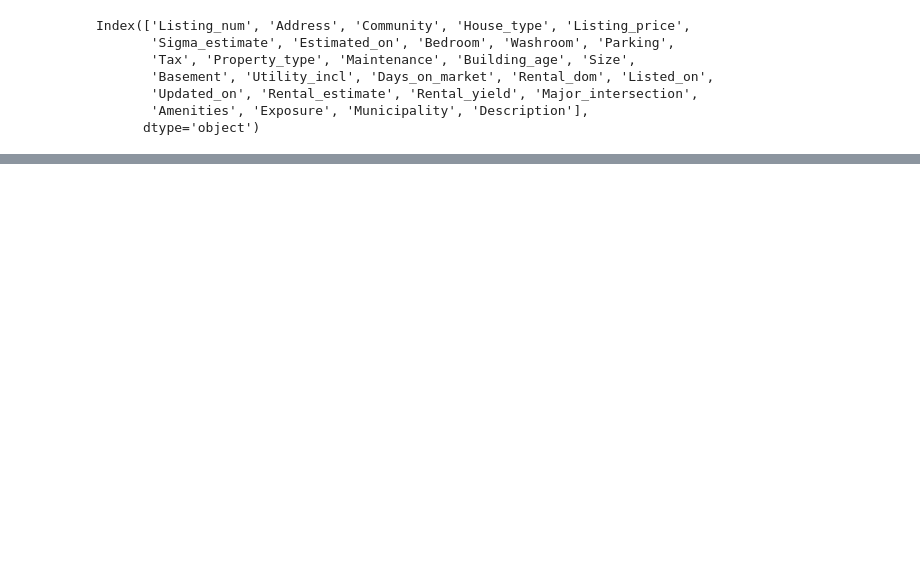
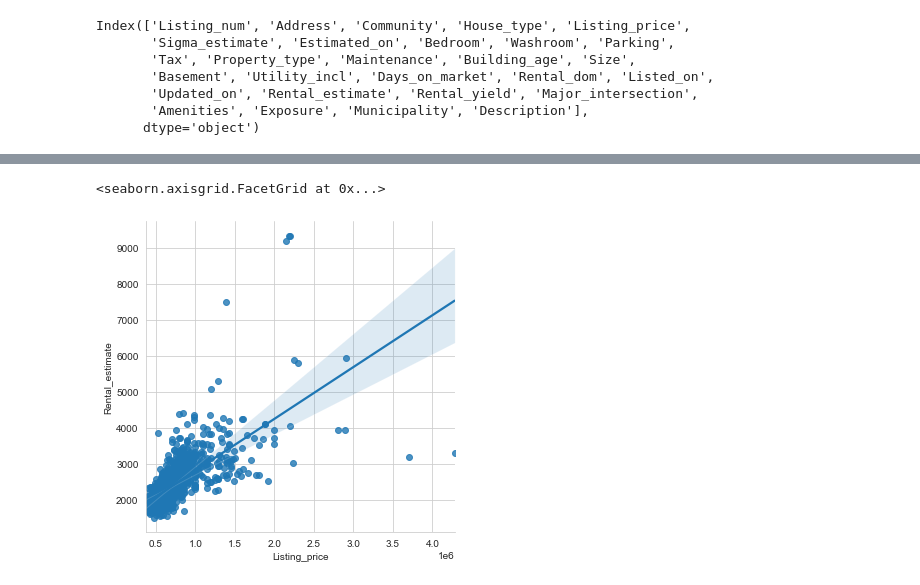
Before and after one commit to ffalohy/Toronto_listings_Part-I-Webscraping, a Jupyter notebook: GitHub_Webscraping_Part I.ipynb, the cells around one changed output, grey strips where cells are left out. Saved outputs shown, nothing was run; the diff lists cells and outputs as text; code cells hidden in the pictures; blank space fills up the shorter version.

```diff
--- a/GitHub_Webscraping_Part I.ipynb
+++ b/GitHub_Webscraping_Part I.ipynb
@@ -678,0 +655,5 @@ sns.pairplot(my_df)
+# %%
+sns.lmplot(x = 'Listing_price', y = 'Rental_estimate', data = df)
+# %% [output]
+<seaborn.axisgrid.FacetGrid at 0x...>
+[figure, added]
```
Also changed, not shown: parts of 58 cells of this notebook.
